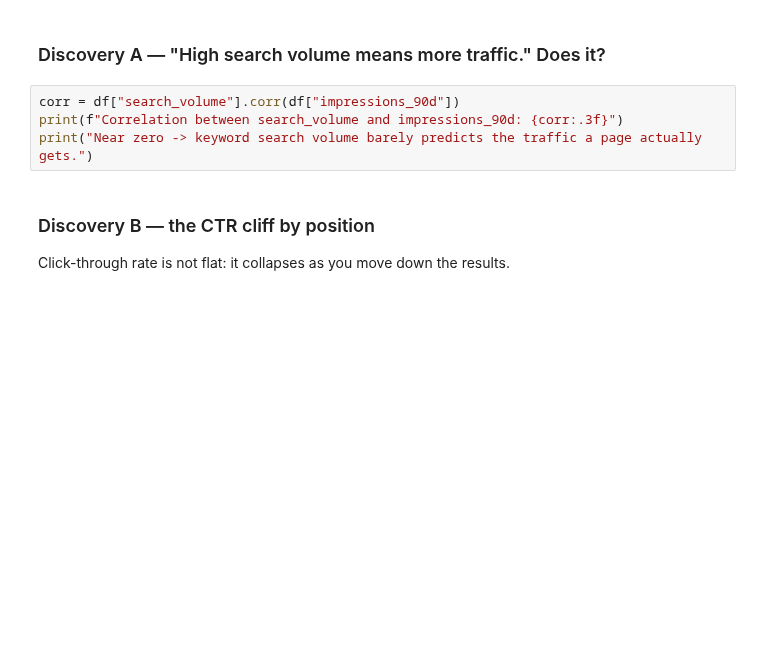
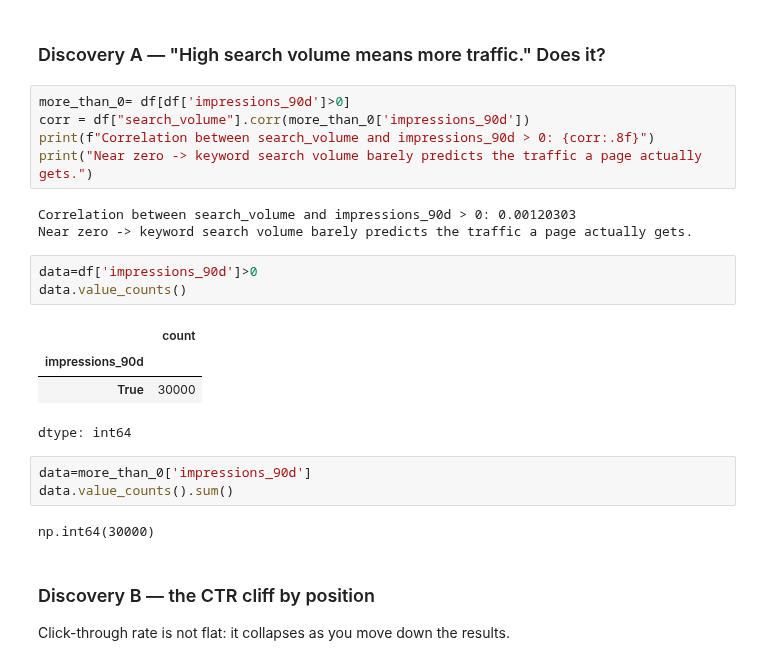
Before and after one commit to saifsame7/FlyRank-Internship-, a Jupyter notebook: notebooks/01_first_look_and_discovery.ipynb, the cells around one changed output. Saved outputs shown, nothing was run; the diff lists cells and outputs as text; blank space fills up the shorter version.

```diff
--- a/notebooks/01_first_look_and_discovery.ipynb
+++ b/notebooks/01_first_look_and_discovery.ipynb
@@ -67,9 +103,26 @@ df.head(3)
 # %% [markdown]
 ### Discovery A — "High search volume means more traffic." Does it?
 # %%
-corr = df["search_volume"].corr(df["impressions_90d"])
-print(f"Correlation between search_volume and impressions_90d: {corr:.3f}")
+more_than_0= df[df['impressions_90d']>0]
+corr = df["search_volume"].corr(more_than_0['impressions_90d'])
+print(f"Correlation between search_volume and impressions_90d > 0: {corr:.8f}")
 print("Near zero -> keyword search volume barely predicts the traffic a page actually gets.")
+# %% [output]
+Correlation between search_volume and impressions_90d > 0: 0.00120303
+Near zero -> keyword search volume barely predicts the traffic a page actually gets.
+# %%
+data=df['impressions_90d']>0
+data.value_counts()
+# %% [output]
+|  | count |
+| impressions_90d |  |
+| True | 30000 |
+dtype: int64
+# %%
+data=more_than_0['impressions_90d']
+data.value_counts().sum()
+# %% [output]
+np.int64(30000)
 # %% [markdown]
 ### Discovery B — the CTR cliff by position
 Click-through rate is not flat: it collapses as you move down the results.
```
Also changed, not shown: parts of 11 cells of this notebook.
